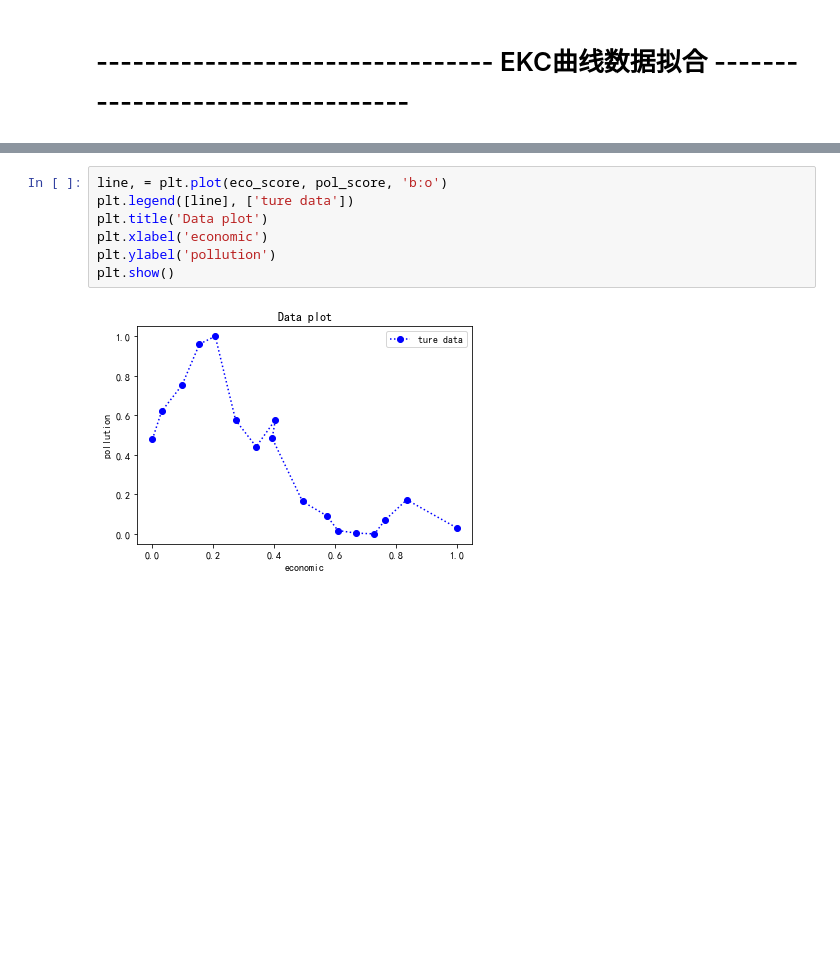
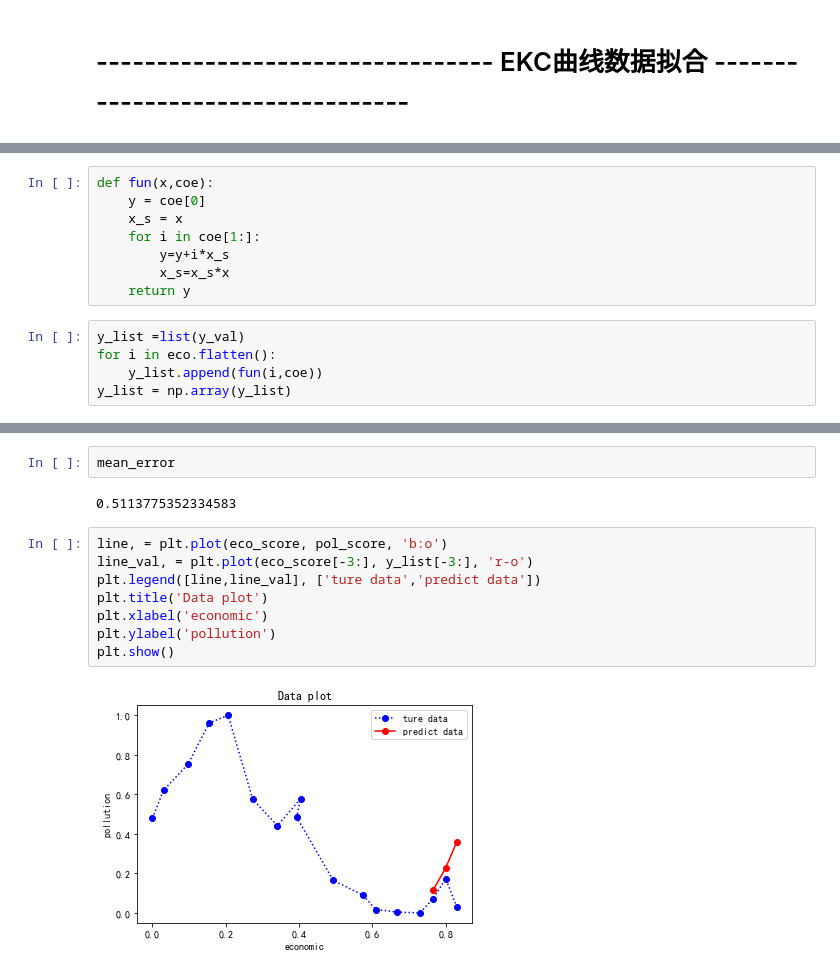
Before and after one commit to DurandalLCF/math_graduate, a Jupyter notebook: 代码/主成分分析_处理数据.ipynb, the cells around one changed output, grey strips where cells are left out. Drawn from its saved outputs; the diff is of its cells as text; blank space fills up the shorter version.

```diff
--- a/代码/主成分分析_处理数据.ipynb
+++ b/代码/主成分分析_处理数据.ipynb
@@ -255,0 +250,13 @@ array([ 0.49770515,  0.6250846 ,  0.80306642,  0.85586212,  0.83996607,
+# %%
+def fun(x,coe):
+    y = coe[0]
+    x_s = x
+    for i in coe[1:]:
+        y=y+i*x_s
+        x_s=x_s*x
+    return y
+# %%
+y_list =list(y_val)
+for i in eco.flatten():
+    y_list.append(fun(i,coe))
+y_list = np.array(y_list)
@@ -256,9 +282,14 @@ array([ 0.49770515,  0.6250846 ,  0.80306642,  0.85586212,  0.83996607,
+# %%
+mean_error
+# %% [output]
+0.5113775352334583
 # %%
 line, = plt.plot(eco_score, pol_score, 'b:o')
-plt.legend([line], ['ture data'])
+line_val, = plt.plot(eco_score[-3:], y_list[-3:], 'r-o')
+plt.legend([line,line_val], ['ture data','predict data'])
 plt.title('Data plot')
 plt.xlabel('economic')
 plt.ylabel('pollution')
 plt.show()
 # %% [output]
-[figure, old version]
+[figure, new version]
```
Also changed, not shown: parts of 9 cells of this notebook, 1 other file.
